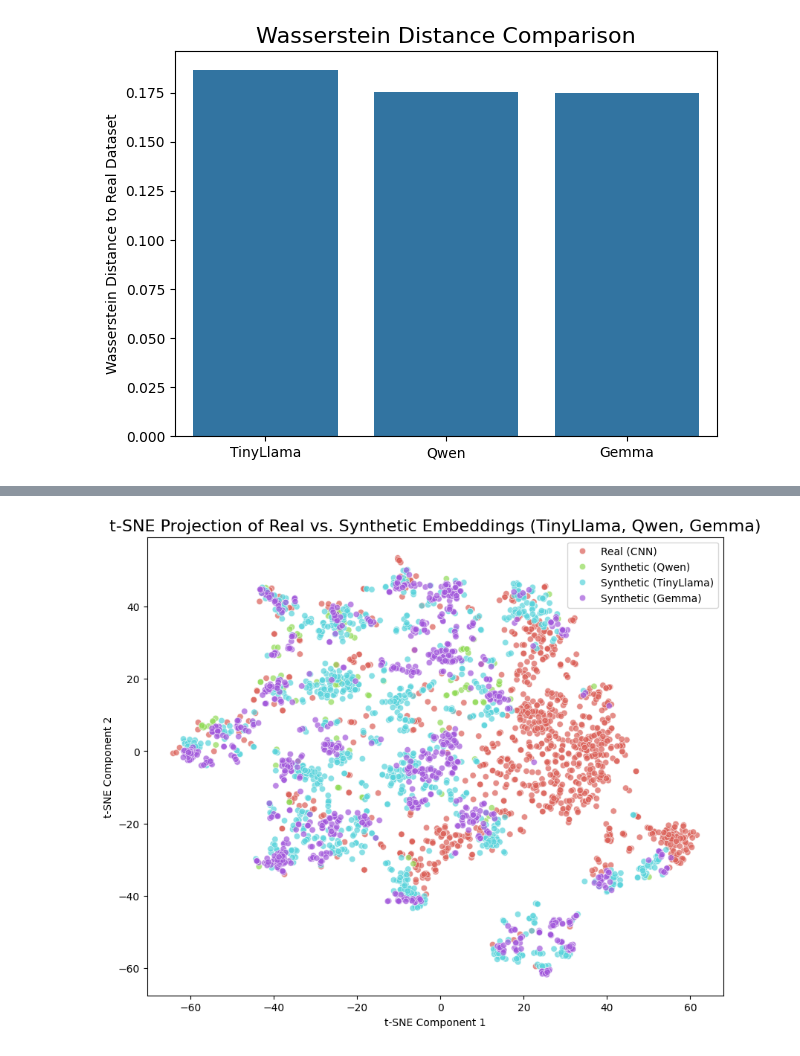
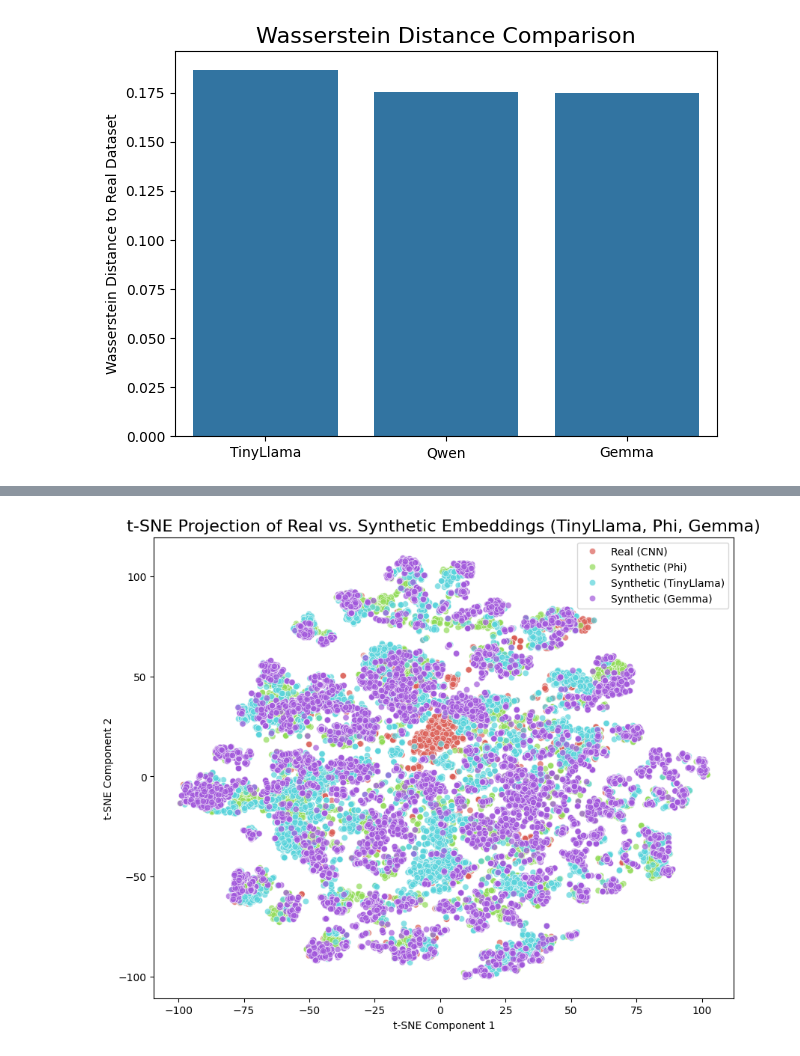
Before and after one commit to grackner/dsc_261_final_project, a Jupyter notebook: Data_Eval/combined_figures.ipynb, the cells around one changed output, grey strips where cells are left out. Saved outputs shown, nothing was run; the diff lists cells and outputs as text; code cells hidden in the pictures.

Commit message:
rerun tsne embeddings figure

```diff
--- a/Data_Eval/combined_figures.ipynb
+++ b/Data_Eval/combined_figures.ipynb
@@ -44,6 +44,6 @@ cnn_train = pd.read_csv(r'C:\Users\loren\.cache\kagglehub\datasets\gowrishankarp
 # %% [markdown]
 TinyLlama
 # %%
-tinyllama_data = pd.read_csv('../tinyllama_outputs.csv').drop('Unnamed: 0', axis=1)
+tinyllama_data = pd.read_csv('../synthetic_training_data/tinyllama_outputs.csv').drop('Unnamed: 0', axis=1)
 # %% [markdown]
 Qwen
@@ -52,7 +50,9 @@ qwen_data = pd.read_csv('../qwen_outputs.csv').drop('Unnamed: 0', axis=1)
+# %%
+qwen_data = pd.read_csv('../synthetic_training_data/phi3_articles_felipe_6k.csv').rename(columns={'article':'generated_article'})
 # %% [markdown]
 Gemma
 # %%
-gemma_data = pd.read_csv('../gemma_1000_outputs.csv').drop('Unnamed: 0', axis=1)
+gemma_data = pd.read_csv('../synthetic_training_data/gemma_outputs.csv').drop('Unnamed: 0', axis=1)
 # %% [markdown]
 Pickles
 # %%
@@ -186,7 +186,7 @@ import seaborn as sns
 from sklearn.manifold import TSNE
 import numpy as np
 import pandas as pd
-# from pathlib import Path  # uncomment if not already imported
+from pathlib import Path  # uncomment if not already imported
 
 # Compute embeddings
 
@@ -204,7 +204,7 @@ Er = compute_opt_embeddings(
     label="real_tsne"
 )
 
-print("\nComputing embeddings for SYNTHETIC texts - Qwen (for t-SNE)...")
+print("\nComputing embeddings for SYNTHETIC texts - Phi (for t-SNE)...")
 Es_qwen = compute_opt_embeddings(
     qwen_texts,
     batch_size=8,
@@ -235,7 +235,7 @@ Es_gemma = compute_opt_embeddings(
 embeddings = np.concatenate([Er, Es_qwen, Es_tiny, Es_gemma], axis=0)
 labels = (
     ['Real (CNN)'] * len(Er)
-    + ['Synthetic (Qwen)'] * len(Es_qwen)
+    + ['Synthetic (Phi)'] * len(Es_qwen)
     + ['Synthetic (TinyLlama)'] * len(Es_tiny)
     + ['Synthetic (Gemma)'] * len(Es_gemma)
 )
@@ -262,7 +262,7 @@ sns.scatterplot(
     alpha=0.7
 )
 
-plt.title('t-SNE Projection of Real vs. Synthetic Embeddings (TinyLlama, Qwen, Gemma)', fontsize=16)
+plt.title('t-SNE Projection of Real vs. Synthetic Embeddings (TinyLlama, Phi, Gemma)', fontsize=16)
 plt.xlabel('t-SNE Component 1')
 plt.ylabel('t-SNE Component 2')
 plt.legend(loc='best')
@@ -295 +294 @@ Running t-SNE on 3101 embeddings
-[figure, old version]
+[figure, new version]
```
Also changed, not shown: parts of 3 cells of this notebook, 2 other files.
